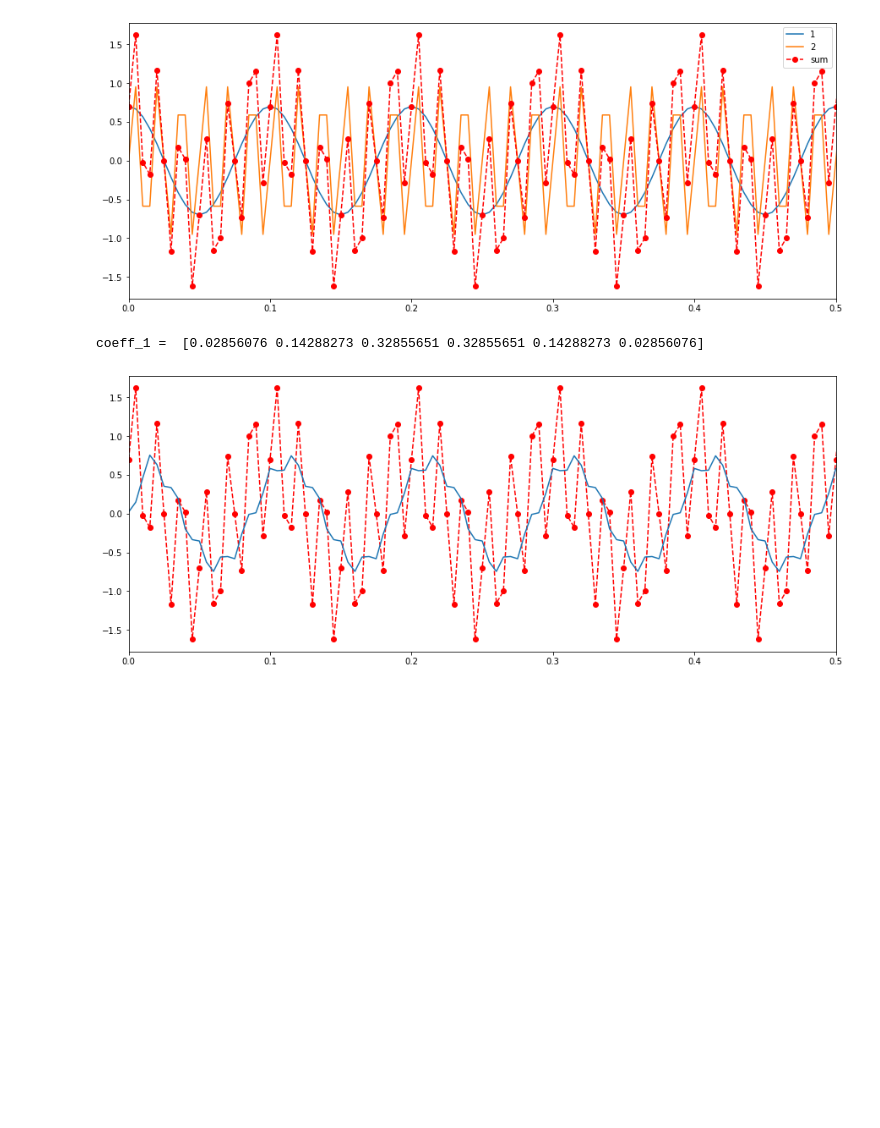
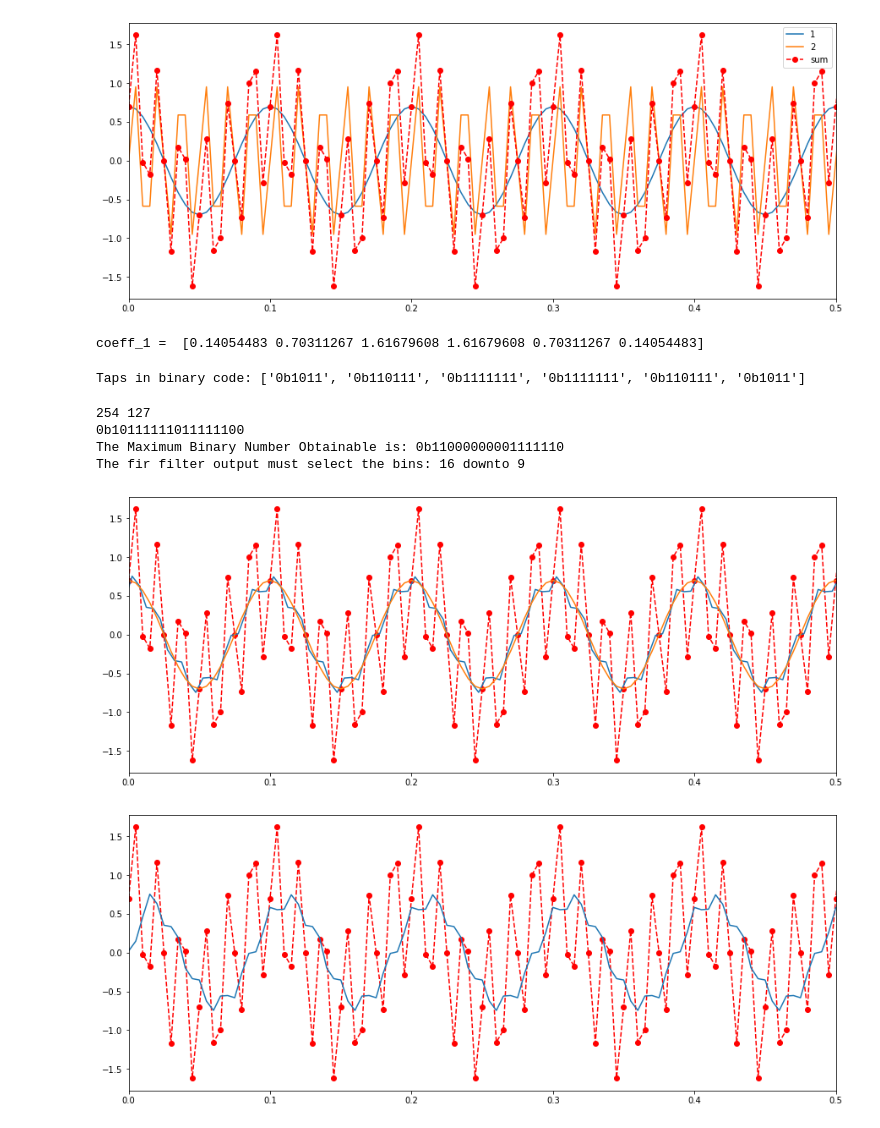
Before and after one commit to dariobaron/MAPD-A-fir-filter, a Jupyter notebook: FIRfilter_python.ipynb, the cells around one changed output. Cells and saved outputs as stored; diff of their text form; code cells hidden in the pictures; blank space fills up the shorter version.

```diff
--- a/FIRfilter_python.ipynb
+++ b/FIRfilter_python.ipynb
@@ -10,11 +38,12 @@ freq_camp = sample_rate/nsamples
 t = np.arange(nsamples) / sample_rate
 ys1 = 0.7*np.cos(2*np.pi*10*t)  # 10/400 = 0.025
 ys2 = np.sin(2*np.pi*60*t)  # 60/400 = 0.15 > 0.1
+input_signal = ys1 + ys2
 
 plt.figure(figsize=(15,6))
 plt.plot(t,ys1,label='1')
 plt.plot(t,ys2,label='2')
-plt.plot(t,ys2+ys1,'r--o',label='sum')
+plt.plot(t,input_signal,'r--o',label='sum')
 plt.xlim(0,0.5)
 plt.legend()
 
@@ -26,9 +55,48 @@ numtaps = 6
 f = 0.03             #cut-off freq
 taps= signal.firwin(numtaps, f)
 
+normalization_taps = 1 / max(taps) * np.abs(input_signal).max()
+
+taps = taps * normalization_taps
+
 print('coeff_1 = ', taps)
 # %% [output]
-coeff_1 =  [0.02856076 0.14288273 0.32855651 0.32855651 0.14288273 0.02856076]
+coeff_1 =  [0.14054483 0.70311267 1.61679608 1.61679608 0.70311267 0.14054483]
+# %%
+## taps in binary
+Q = computeQ(input_signal)
+prova = np.array(taps)
+prova = double_to_signed(prova, Q)
+print("Taps in binary code:", [bin(i) for i in prova])
+# %% [output]
+Taps in binary code: ['0b1011', '0b110111', '0b1111111', '0b1111111', '0b110111', '0b1011']
+# %%
+s_max = max(double_to_signed(input_signal, Q))
+t_max = max(double_to_signed(taps, Q))
+print(s_max, t_max)
+mult = s_max * np.sum(double_to_signed(taps,Q))
+print(bin(mult))
+
+MBNO = bin(255 * np.sum(prova))
+print(f"The Maximum Binary Number Obtainable is: {MBNO}")
+print(f"The fir filter output must select the bins: {len(MBNO)-2-1} downto {len(MBNO)-2-8}")
+# %% [output]
+254 127
+0b10111111011111100
+The Maximum Binary Number Obtainable is: 0b11000000001111110
+The fir filter output must select the bins: 16 downto 9
+# %%
+filtered_y = signal.lfilter(taps, 1, ys1+ys2)
+
+plt.figure(figsize=(15,6))
+plt.plot(t,ys2+ys1,'r--o',label='sum')
+plt.plot(t - 0.5 * (numtaps-1) / sample_rate,filtered_y / normalization_taps)
+plt.plot(t,ys1 )
+plt.xlim(0,0.5)
+
+plt.show()
+# %% [output]
+[figure, added]
 # %%
 filtered_y = signal.lfilter(taps, 1, ys1+ys2)
 
```
Also changed, not shown: parts of 5 cells of this notebook, 7 other files.
